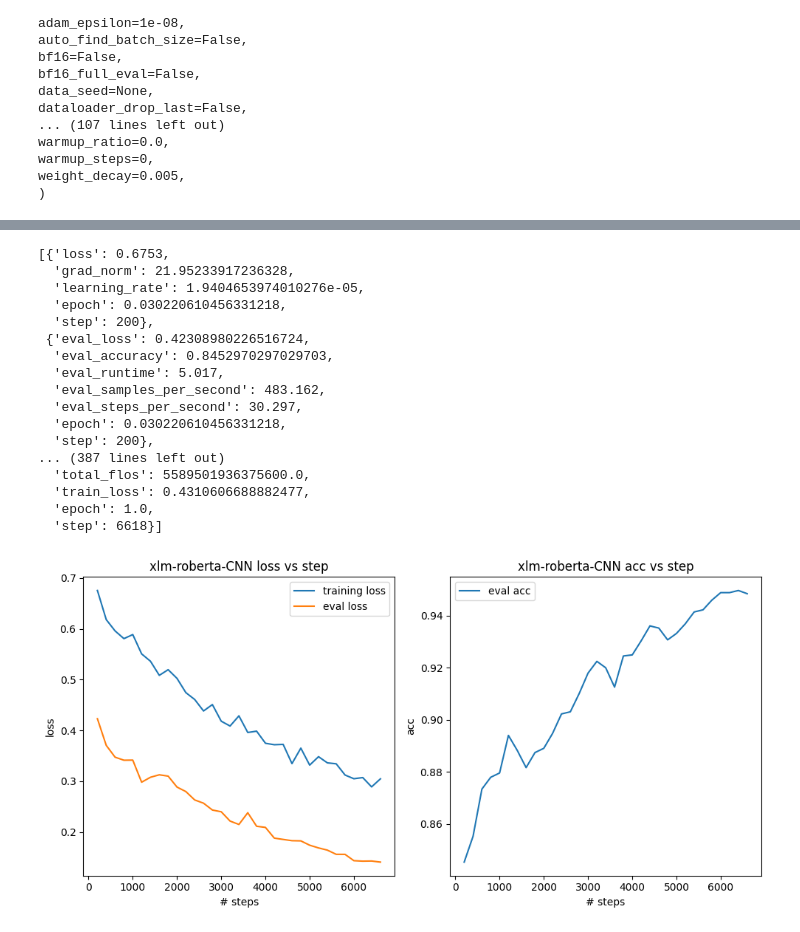
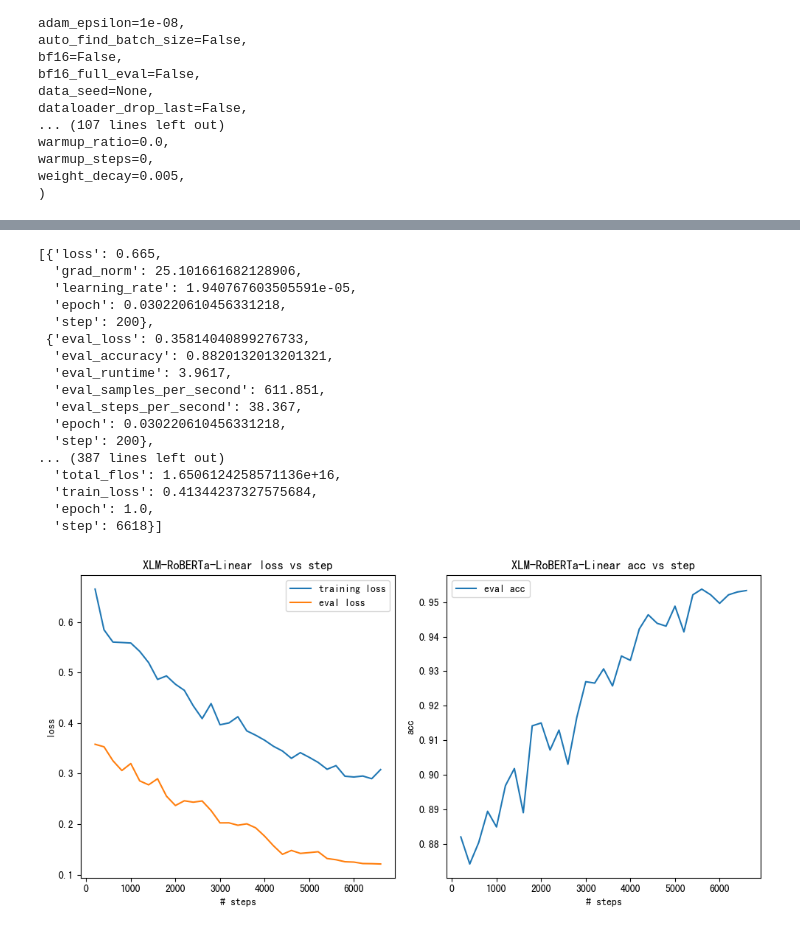
Before and after one commit to Misaka-No-10032/CSCI567-Project, a Jupyter notebook: xlm_roberta.ipynb, the cells around one changed output, grey strips where cells are left out. Cells and saved outputs as stored; diff of their text form; code cells hidden in the pictures.

Commit message:
XLM-RoBERTa Linear Classifier

```diff
--- a/xlm_roberta.ipynb
+++ b/xlm_roberta.ipynb
@@ -51,6 +29,7 @@ import matplotlib.pyplot as plt
 INPUT_DIR = "./"
 OUTPUT_DIR = "./output/xlm-roberta"
 CHECKPOINT = "symanto/xlm-roberta-base-snli-mnli-anli-xnli"
+CACHE_DIR = "./models"
 # %%
 # Load data
 data = load_dataset("csv", data_files=os.path.join(INPUT_DIR, "train.csv"), trust_remote_code=True, split="train")
@@ -152,6 +92,6 @@ dtype: int64
 # %%
-tokenizer = AutoTokenizer.from_pretrained(CHECKPOINT, truncation=True)
-model = AutoModelForSequenceClassification.from_pretrained(CHECKPOINT, num_labels=3)
+tokenizer = AutoTokenizer.from_pretrained(CHECKPOINT, truncation=True, cache_dir=CACHE_DIR)
+model = AutoModelForSequenceClassification.from_pretrained(CHECKPOINT, num_labels=3, cache_dir=CACHE_DIR)
 
 data_collator = DataCollatorWithPadding(tokenizer=tokenizer)
 
@@ -271,7 +211,7 @@ class MultiheadAttentionCls(nn.Module):
         x = self.fc(x)
         return x
 
-model.classifier = CNN3Cls()
+# model.classifier = CNN3Cls()
 
 
 model
@@ -295,11 +235,8 @@ XLMRobertaForSequenceClassification(
 )
 # %%
 def preprocess_data(batch):
-    batch["text"] = [
-        x1 + f" {tokenizer.sep_token} " + x2
-        for x1, x2 in zip(batch["premise"], batch["hypothesis"])
-    ]
-    return tokenizer(batch["text"])
+    return tokenizer(batch['premise'], batch['hypothesis'], truncation=True, padding=True)
+
 
 data = data.map(preprocess_data, batched=True)
 data
@@ -431,21 +368,21 @@ TrainOutput(global_step=6618, training_loss=0.4310606688882477, metrics={'train_
 log = trainer.state.log_history
 log
 # %% [output]
-[{'loss': 0.6753,
-  'grad_norm': 21.95233917236328,
-  'learning_rate': 1.9404653974010276e-05,
+[{'loss': 0.665,
+  'grad_norm': 25.101661682128906,
+  'learning_rate': 1.940767603505591e-05,
   'epoch': 0.030220610456331218,
   'step': 200},
- {'eval_loss': 0.42308980226516724,
-  'eval_accuracy': 0.8452970297029703,
-  'eval_runtime': 5.017,
-  'eval_samples_per_second': 483.162,
-  'eval_steps_per_second': 30.297,
+ {'eval_loss': 0.35814040899276733,
+  'eval_accuracy': 0.8820132013201321,
+  'eval_runtime': 3.9617,
+  'eval_samples_per_second': 611.851,
+  'eval_steps_per_second': 38.367,
   'epoch': 0.030220610456331218,
   'step': 200},
 ... (387 lines left out)
-  'total_flos': 5589501936375600.0,
-  'train_loss': 0.4310606688882477,
+  'total_flos': 1.6506124258571136e+16,
+  'train_loss': 0.41344237327575684,
   'epoch': 1.0,
   'step': 6618}]
 # %%
@@ -454,33 +391,33 @@ train_loss = []
 eval_loss = []
 eval_acc = []
 
 for i in range(0, len(log) - 1, 2):
     train_log = log[i]
     eval_log = log[i + 1]
     steps.append(train_log["step"])
     train_loss.append(train_log["loss"])
     eval_loss.append(eval_log["eval_loss"])
     eval_acc.append(eval_log["eval_accuracy"])
 
 plt.figure(figsize=(10, 5))
 
 
 plt.subplot(1, 2, 1)
-plt.title("xlm-roberta-CNN loss vs step")
+plt.title("XLM-RoBERTa-Linear loss vs step")
 plt.xlabel("# steps")
 plt.ylabel("loss")
 plt.plot(steps, train_loss, label="training loss")
 plt.plot(steps, eval_loss, label="eval loss")
 plt.legend()
 
 plt.subplot(1, 2, 2)
-plt.title("xlm-roberta-CNN acc vs step")
+plt.title("XLM-RoBERTa-Linear acc vs step")
 plt.xlabel("# steps")
 plt.ylabel("acc")
 plt.plot(steps, eval_acc, label="eval acc")
 plt.legend()
 
 plt.tight_layout()
 plt.show()
 # %% [output]
-[figure, old version]
+[figure, new version]
```
Also changed, not shown: parts of 12 cells of this notebook, 1 other file.
